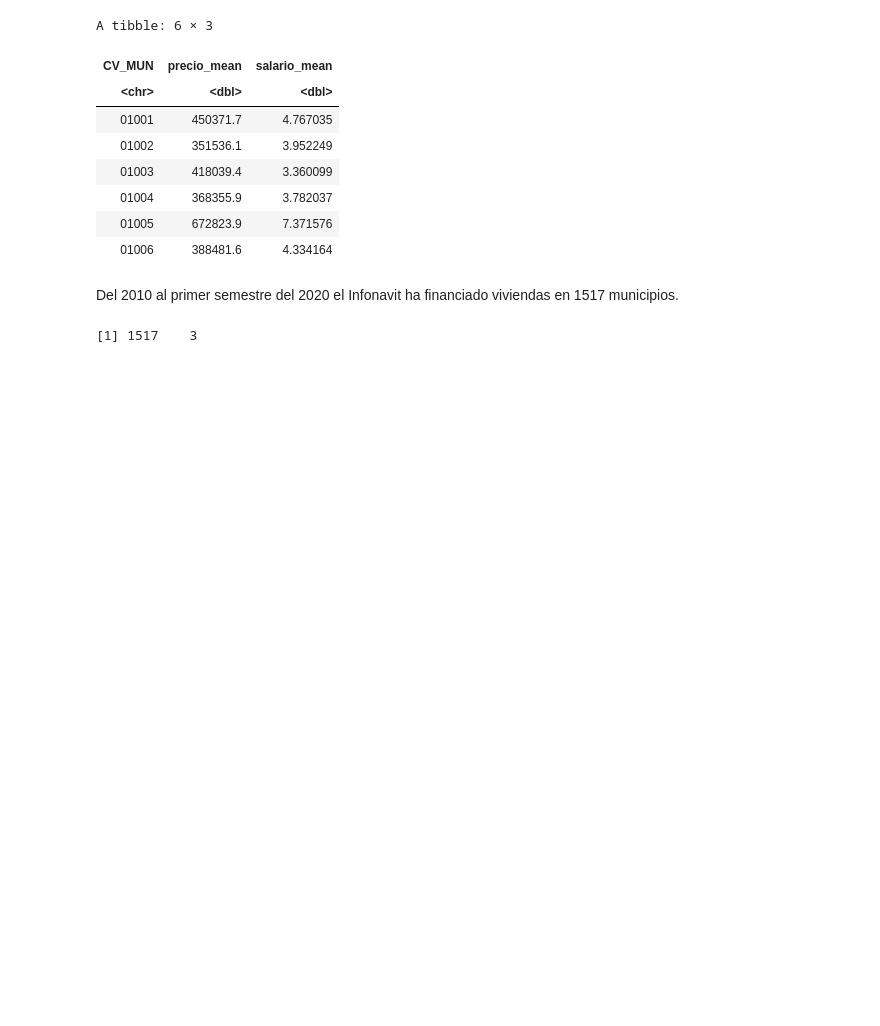
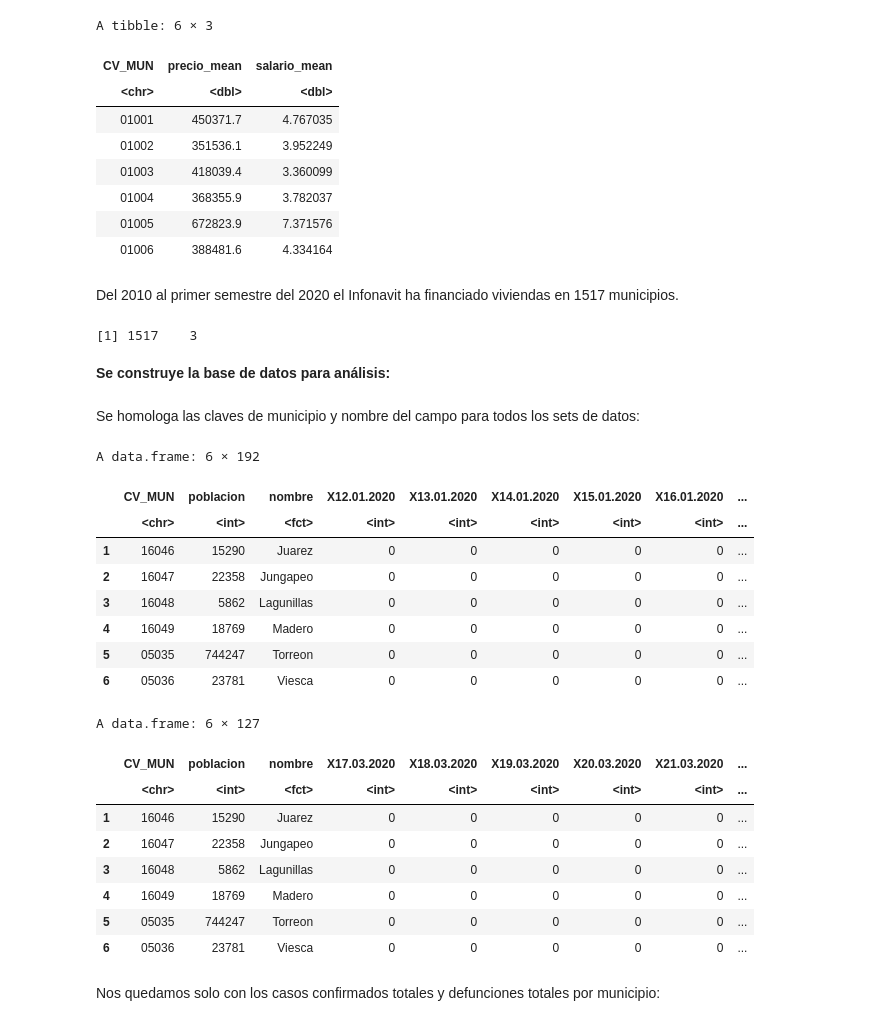
Before and after one commit to prope-2020-gh-classroom/practica-final-por-equipos-verano-2020-itam-rrmiguel-2401, a Jupyter notebook: PracticaFinal.ipynb, the cells around one changed output. Saved outputs shown, nothing was run; the diff lists cells and outputs as text; code cells hidden in the pictures; blank space fills up the shorter version.

```diff
--- a/PracticaFinal.ipynb
+++ b/PracticaFinal.ipynb
@@ -14,3 +57,6 @@ $COVID-19$:
+# %%
+confirmados$total<-rowSums(confirmados[,c(4:191)])
+defunciones$total<-rowSums(defunciones[,c(4:126)])
 # %% [markdown]
 $CONEVAL$:
 # %% [markdown]
@@ -64,3 +110,36 @@ Del 2010 al primer semestre del 2020 el Infonavit ha financiado viviendas en 151
 dim(df_inf)
 # %% [output]
 [1] 1517    3
+# %% [markdown]
+**Se construye la base de datos para análisis:**
+# %% [markdown]
+Se homologa las claves de municipio y nombre del campo para todos los sets de datos:
+# %%
+confirmados$cve_ent<- str_pad(string=as.character(confirmados$cve_ent),side='left',width=5, pad="0")
+defunciones$cve_ent<- str_pad(string=as.character(defunciones$cve_ent),side='left',width=5, pad="0")
+# %%
+names(confirmados)[1]<-"CV_MUN"
+names(defunciones)[1]<-"CV_MUN"
+head(confirmados)
+head(defunciones)
+# %% [output]
+A data.frame: 6 × 192
+|  | CV_MUN | poblacion | nombre | X12.01.2020 | X13.01.2020 | X14.01.2020 | X15.01.2020 | X16.01.2020 | ... |
+|  | <chr> | <int> | <fct> | <int> | <int> | <int> | <int> | <int> | ... |
+| 1 | 16046 | 15290 | Juarez | 0 | 0 | 0 | 0 | 0 | ... |
+| 2 | 16047 | 22358 | Jungapeo | 0 | 0 | 0 | 0 | 0 | ... |
+| 3 | 16048 | 5862 | Lagunillas | 0 | 0 | 0 | 0 | 0 | ... |
+| 4 | 16049 | 18769 | Madero | 0 | 0 | 0 | 0 | 0 | ... |
+| 5 | 05035 | 744247 | Torreon | 0 | 0 | 0 | 0 | 0 | ... |
+| 6 | 05036 | 23781 | Viesca | 0 | 0 | 0 | 0 | 0 | ... |
+A data.frame: 6 × 127
+|  | CV_MUN | poblacion | nombre | X17.03.2020 | X18.03.2020 | X19.03.2020 | X20.03.2020 | X21.03.2020 | ... |
+|  | <chr> | <int> | <fct> | <int> | <int> | <int> | <int> | <int> | ... |
+| 1 | 16046 | 15290 | Juarez | 0 | 0 | 0 | 0 | 0 | ... |
+| 2 | 16047 | 22358 | Jungapeo | 0 | 0 | 0 | 0 | 0 | ... |
+| 3 | 16048 | 5862 | Lagunillas | 0 | 0 | 0 | 0 | 0 | ... |
+| 4 | 16049 | 18769 | Madero | 0 | 0 | 0 | 0 | 0 | ... |
+| 5 | 05035 | 744247 | Torreon | 0 | 0 | 0 | 0 | 0 | ... |
+| 6 | 05036 | 23781 | Viesca | 0 | 0 | 0 | 0 | 0 | ... |
+# %% [markdown]
+Nos quedamos solo con los casos confirmados totales y defunciones totales por municipio:
```
Also changed, not shown: parts of 14 cells of this notebook.
